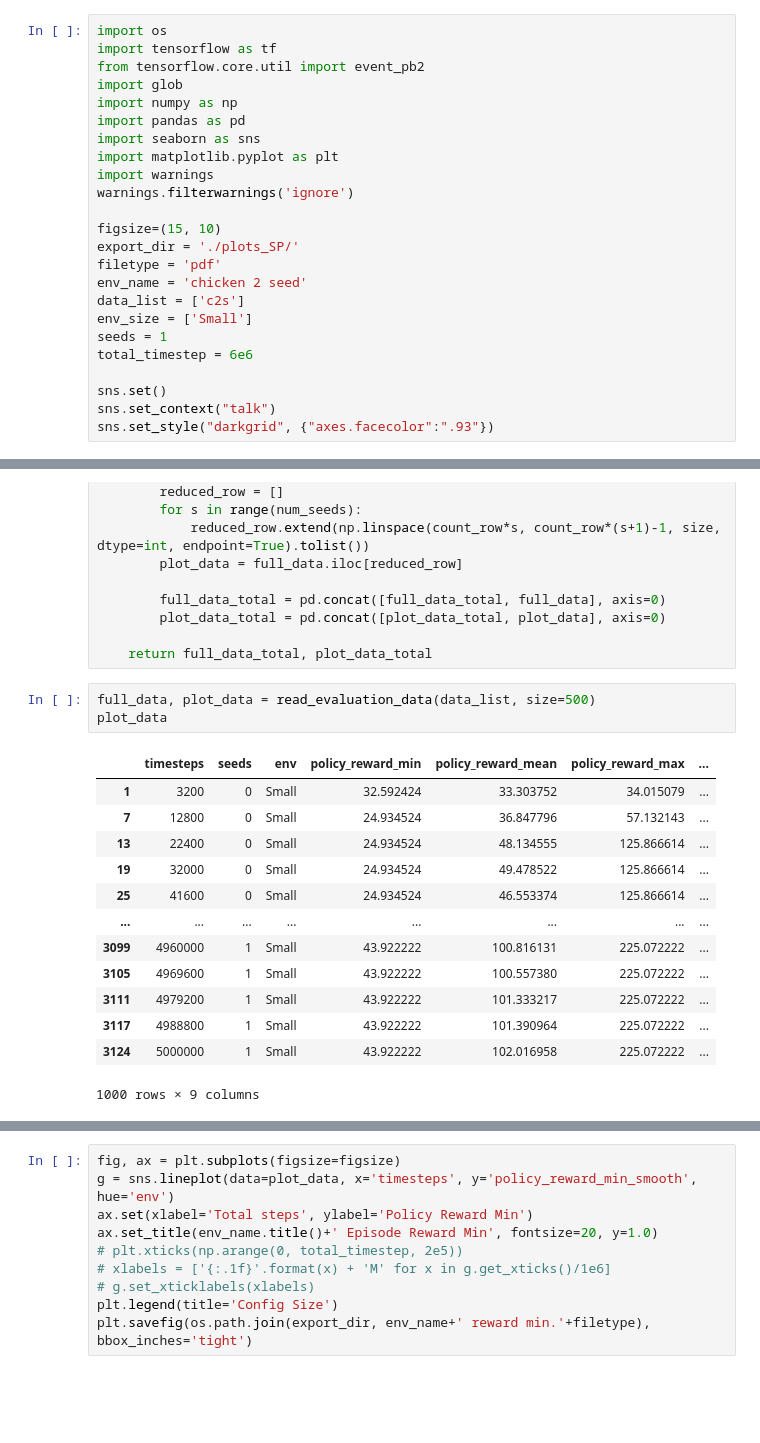
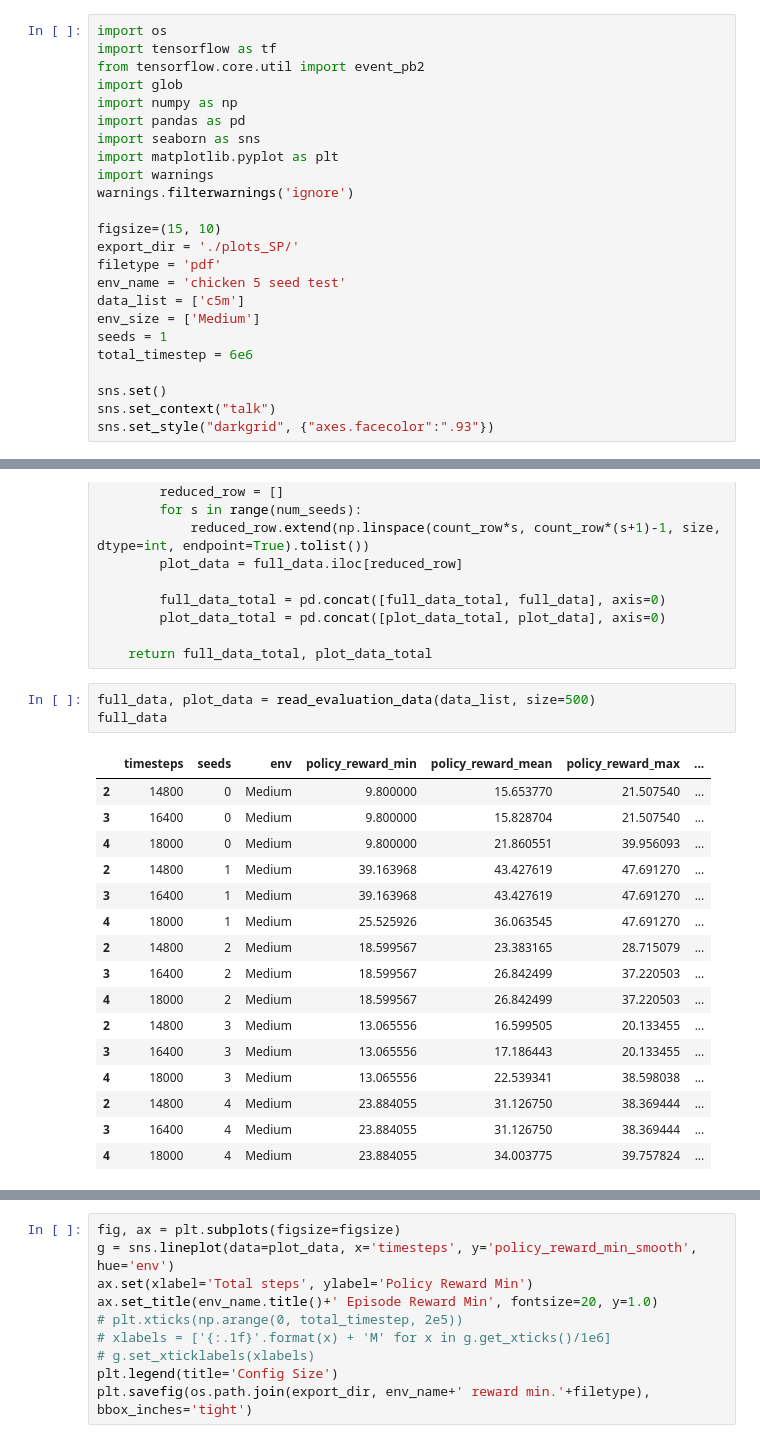
Before and after one commit to ThomasChen98/Level-of-Influence, a Jupyter notebook: MARL/learning_curves_SP.ipynb, the cells around one changed output, grey strips where cells are left out. Saved outputs shown, nothing was run; the diff lists cells and outputs as text; blank space fills up the shorter version.

```diff
--- a/MARL/learning_curves_SP.ipynb
+++ b/MARL/learning_curves_SP.ipynb
@@ -13,9 +13,9 @@ warnings.filterwarnings('ignore')
 figsize=(15, 10)
 export_dir = './plots_SP/'
 filetype = 'pdf'
-env_name = 'chicken 2 seed'
-data_list = ['c2s']
-env_size = ['Small']
+env_name = 'chicken 5 seed test'
+data_list = ['c5m']
+env_size = ['Medium']
 seeds = 1
 total_timestep = 6e6
 
@@ -73,21 +73,24 @@ def read_evaluation_data(data_list, size=500, smooth_alpha=0.05):
     return full_data_total, plot_data_total
 # %%
 full_data, plot_data = read_evaluation_data(data_list, size=500)
-plot_data
+full_data
 # %% [output]
 |  | timesteps | seeds | env | policy_reward_min | policy_reward_mean | policy_reward_max | ... |
-| 1 | 3200 | 0 | Small | 32.592424 | 33.303752 | 34.015079 | ... |
-| 7 | 12800 | 0 | Small | 24.934524 | 36.847796 | 57.132143 | ... |
-| 13 | 22400 | 0 | Small | 24.934524 | 48.134555 | 125.866614 | ... |
-| 19 | 32000 | 0 | Small | 24.934524 | 49.478522 | 125.866614 | ... |
-| 25 | 41600 | 0 | Small | 24.934524 | 46.553374 | 125.866614 | ... |
-| ... | ... | ... | ... | ... | ... | ... | ... |
-| 3099 | 4960000 | 1 | Small | 43.922222 | 100.816131 | 225.072222 | ... |
-| 3105 | 4969600 | 1 | Small | 43.922222 | 100.557380 | 225.072222 | ... |
-| 3111 | 4979200 | 1 | Small | 43.922222 | 101.333217 | 225.072222 | ... |
-| 3117 | 4988800 | 1 | Small | 43.922222 | 101.390964 | 225.072222 | ... |
-| 3124 | 5000000 | 1 | Small | 43.922222 | 102.016958 | 225.072222 | ... |
+| 2 | 14800 | 0 | Medium | 9.800000 | 15.653770 | 21.507540 | ... |
+| 3 | 16400 | 0 | Medium | 9.800000 | 15.828704 | 21.507540 | ... |
+| 4 | 18000 | 0 | Medium | 9.800000 | 21.860551 | 39.956093 | ... |
+| 2 | 14800 | 1 | Medium | 39.163968 | 43.427619 | 47.691270 | ... |
+| 3 | 16400 | 1 | Medium | 39.163968 | 43.427619 | 47.691270 | ... |
+| 4 | 18000 | 1 | Medium | 25.525926 | 36.063545 | 47.691270 | ... |
+| 2 | 14800 | 2 | Medium | 18.599567 | 23.383165 | 28.715079 | ... |
+| 3 | 16400 | 2 | Medium | 18.599567 | 26.842499 | 37.220503 | ... |
+| 4 | 18000 | 2 | Medium | 18.599567 | 26.842499 | 37.220503 | ... |
+| 2 | 14800 | 3 | Medium | 13.065556 | 16.599505 | 20.133455 | ... |
+| 3 | 16400 | 3 | Medium | 13.065556 | 17.186443 | 20.133455 | ... |
+| 4 | 18000 | 3 | Medium | 13.065556 | 22.539341 | 38.598038 | ... |
+| 2 | 14800 | 4 | Medium | 23.884055 | 31.126750 | 38.369444 | ... |
+| 3 | 16400 | 4 | Medium | 23.884055 | 31.126750 | 38.369444 | ... |
+| 4 | 18000 | 4 | Medium | 23.884055 | 34.003775 | 39.757824 | ... |
-1000 rows × 9 columns
 # %%
 fig, ax = plt.subplots(figsize=figsize)
 g = sns.lineplot(data=plot_data, x='timesteps', y='policy_reward_mean_smooth', hue='env')
```
Also changed, not shown: parts of 1 cell of this notebook, 31 other files.
